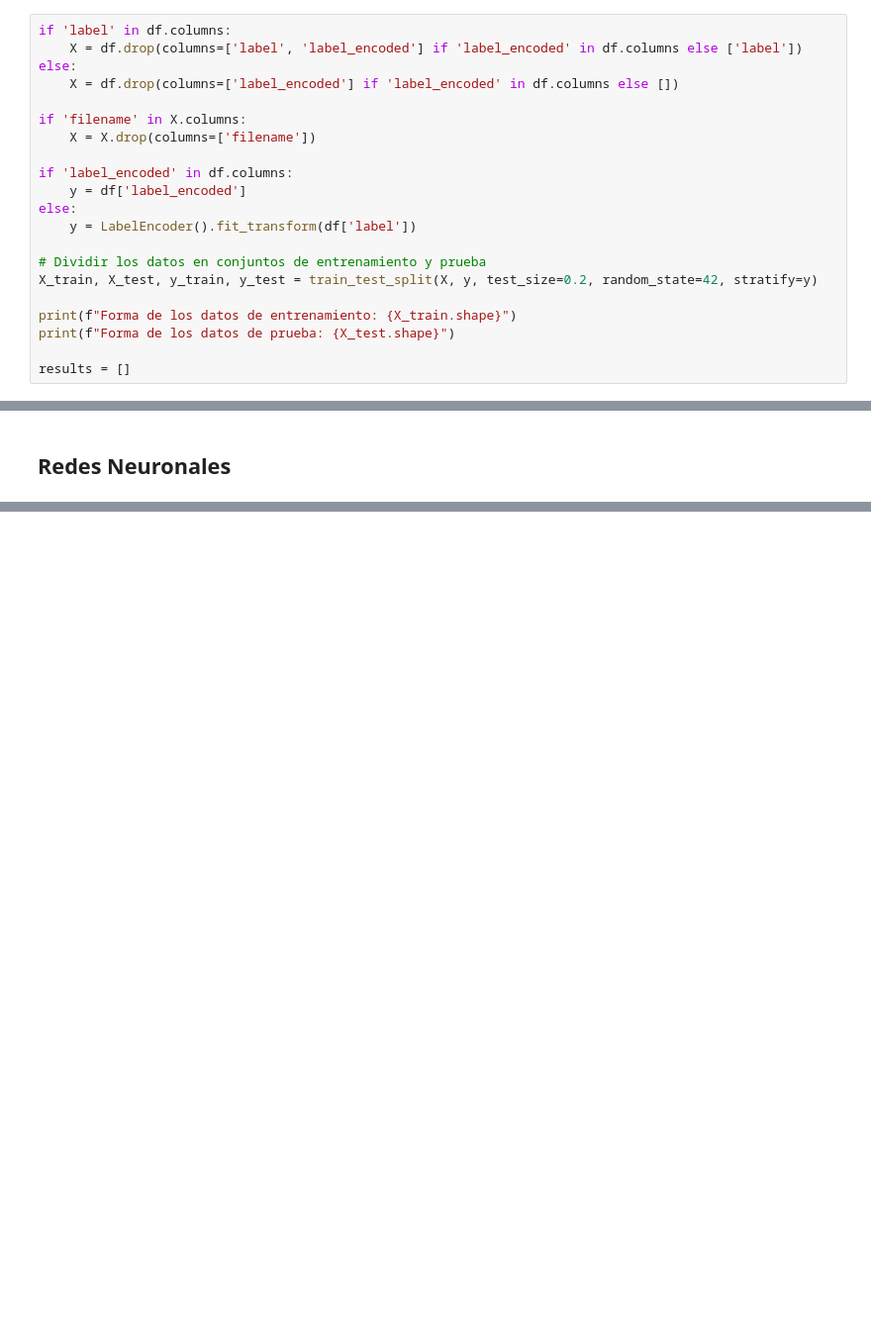
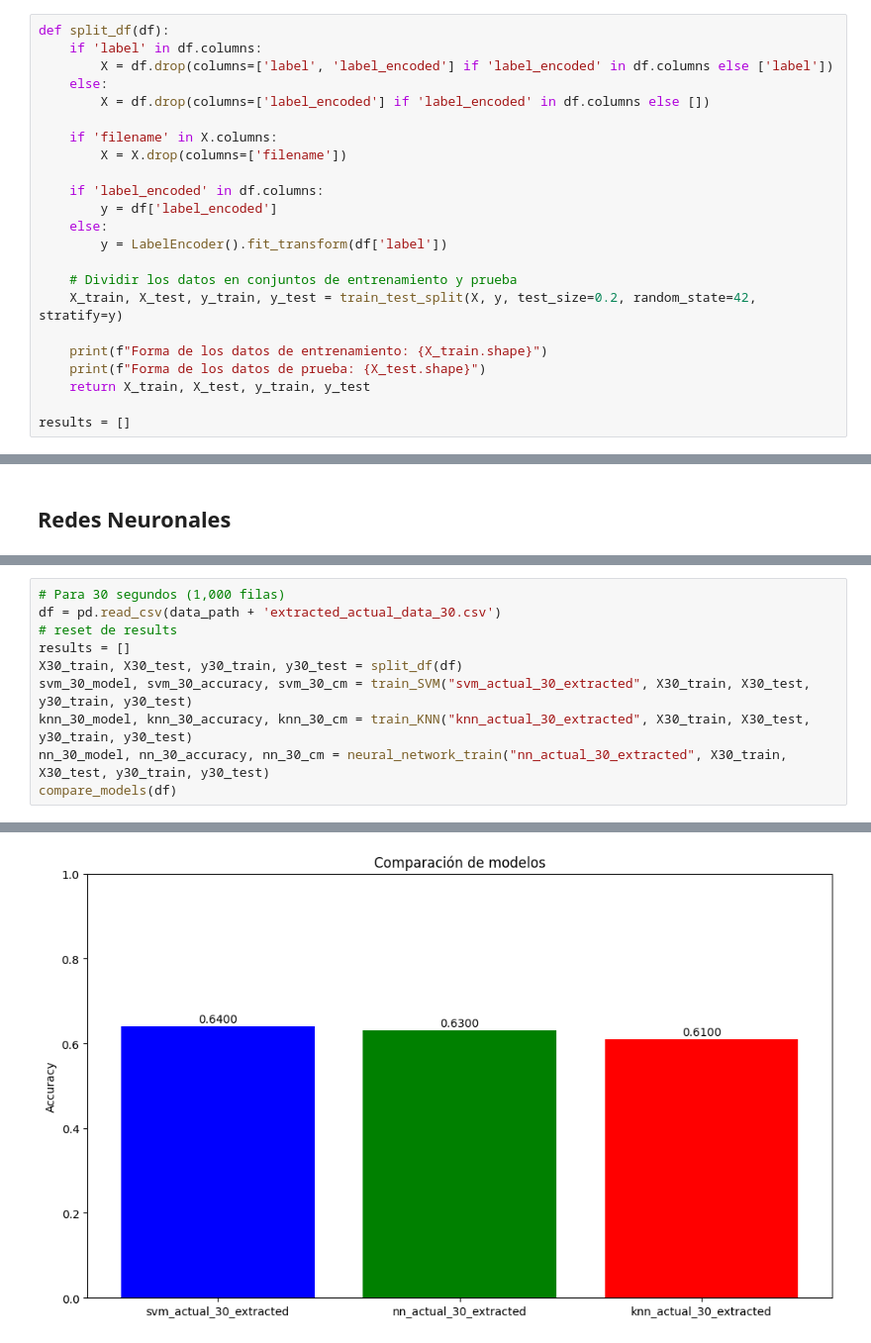
Before and after one commit to FabianKel/PROYECTO-FINAL-IA, a Jupyter notebook: notebooks/model_training.ipynb, the cells around one changed output, grey strips where cells are left out. Shown at 99% size. Saved outputs shown, nothing was run; the diff lists cells and outputs as text; blank space fills up the shorter version.

Commit message:
New Models with results

```diff
--- a/notebooks/model_training.ipynb
+++ b/notebooks/model_training.ipynb
@@ -25,23 +31,25 @@ df = pd.read_csv(data_path + 'preprocessed_data_30.csv')
 # %% [output]
 Cargando datos...
 # %%
-if 'label' in df.columns:
-    X = df.drop(columns=['label', 'label_encoded'] if 'label_encoded' in df.columns else ['label'])
-else:
-    X = df.drop(columns=['label_encoded'] if 'label_encoded' in df.columns else [])
+def split_df(df):
+    if 'label' in df.columns:
+        X = df.drop(columns=['label', 'label_encoded'] if 'label_encoded' in df.columns else ['label'])
+    else:
+        X = df.drop(columns=['label_encoded'] if 'label_encoded' in df.columns else [])
 
-if 'filename' in X.columns:
-    X = X.drop(columns=['filename'])
+    if 'filename' in X.columns:
+        X = X.drop(columns=['filename'])
 
-if 'label_encoded' in df.columns:
-    y = df['label_encoded']
-else:
-    y = LabelEncoder().fit_transform(df['label'])
+    if 'label_encoded' in df.columns:
+        y = df['label_encoded']
+    else:
+        y = LabelEncoder().fit_transform(df['label'])
 
-# Dividir los datos en conjuntos de entrenamiento y prueba
-X_train, X_test, y_train, y_test = train_test_split(X, y, test_size=0.2, random_state=42, stratify=y)
+    # Dividir los datos en conjuntos de entrenamiento y prueba
+    X_train, X_test, y_train, y_test = train_test_split(X, y, test_size=0.2, random_state=42, stratify=y)
 
-print(f"Forma de los datos de entrenamiento: {X_train.shape}")
-print(f"Forma de los datos de prueba: {X_test.shape}")
+    print(f"Forma de los datos de entrenamiento: {X_train.shape}")
+    print(f"Forma de los datos de prueba: {X_test.shape}")
+    return X_train, X_test, y_train, y_test
 
 results = []
@@ -306,0 +241,11 @@ Proceso completado correctamente.
+# %%
+# Para 30 segundos (1,000 filas)
+df = pd.read_csv(data_path + 'extracted_actual_data_30.csv')
+# reset de results
+results = []
+X30_train, X30_test, y30_train, y30_test = split_df(df)
+svm_30_model, svm_30_accuracy, svm_30_cm = train_SVM("svm_actual_30_extracted", X30_train, X30_test, y30_train, y30_test)
+knn_30_model, knn_30_accuracy, knn_30_cm = train_KNN("knn_actual_30_extracted", X30_train, X30_test, y30_train, y30_test)
+nn_30_model, nn_30_accuracy, nn_30_cm = neural_network_train("nn_actual_30_extracted", X30_train, X30_test, y30_train, y30_test)
+compare_models(df)
+# %% [output]
@@ -306,0 +286 @@ Proceso completado correctamente.
+[figure, added]
```
Also changed, not shown: parts of 22 cells of this notebook, 43 other files.
